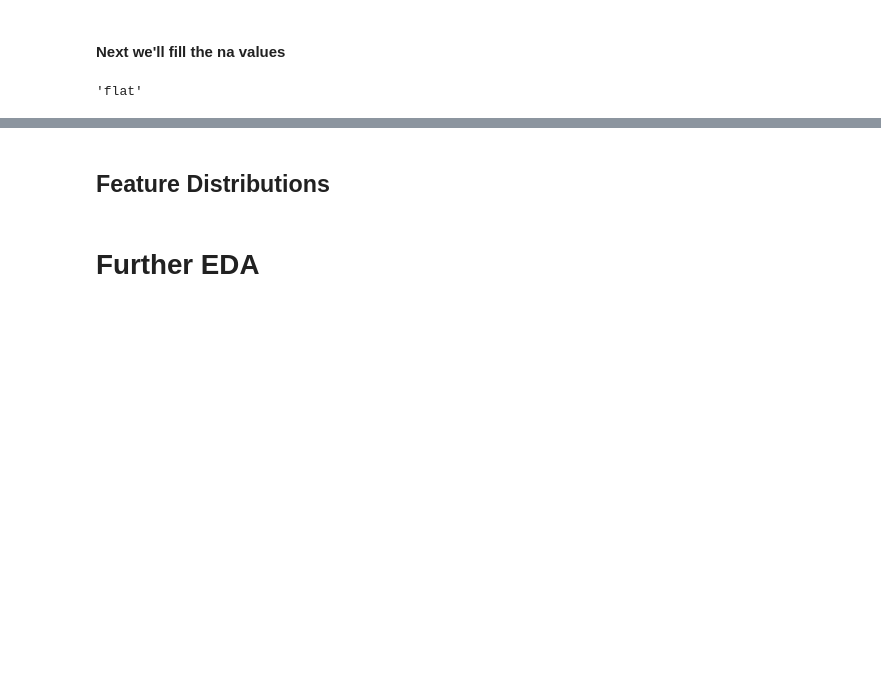
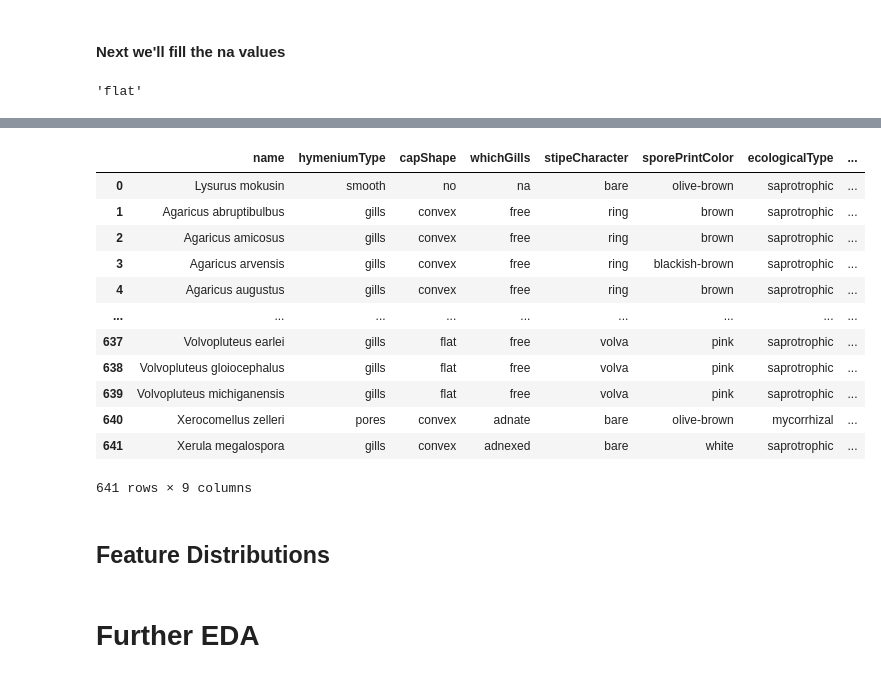
Before and after one commit to gseemann/mushroom, a Jupyter notebook: EDA.ipynb, the cells around one changed output, grey strips where cells are left out. Drawn from its saved outputs; the diff is of its cells as text; code cells hidden in the pictures; blank space fills up the shorter version.

```diff
--- a/EDA.ipynb
+++ b/EDA.ipynb
@@ -260,6 +275,8 @@ df_agg
 | Xerula | Xerula megalospora | gills | convex | adnexed | bare | white | saprotrophic | ... |
 | pantherina | pantherina | gills | flat | free | ring | white | mycorrhizal | ... |
 184 rows × 8 columns
+# %%
+df_agg.replace('na', np.nan, inplace=True)
 # %%
 df_agg.columns
 # %% [output]
@@ -286,7 +308,12 @@ def check_na_and_fill(row, col):
 # #         df[col] = df[col].apply(lambda x: check_na_and_fill(features, x))
     if row[col] == 'na':
         #find most common for genus and reassing mode
-        row[col] = df_agg.at[row['genus'],(col, 'max')]
+#         print('we found', row['genus'],col, 'at',row[col] )
+        print('we found', row['genus'],col, 'with',row[col], 'most common is', df_agg.at[row['genus'],(col, 'max')])
+        return row[col]
+#         return df_agg.at[row['genus'],(col, 'max')]
+    else:
+        return row[col]
 
 
 
@@ -330,3 +386,19 @@ for col in df.columns[1:-2]:
+# %%
+df
+# %% [output]
+|  | name | hymeniumType | capShape | whichGills | stipeCharacter | sporePrintColor | ecologicalType | ... |
+| 0 | Lysurus mokusin | smooth | no | na | bare | olive-brown | saprotrophic | ... |
+| 1 | Agaricus abruptibulbus | gills | convex | free | ring | brown | saprotrophic | ... |
+| 2 | Agaricus amicosus | gills | convex | free | ring | brown | saprotrophic | ... |
+| 3 | Agaricus arvensis | gills | convex | free | ring | blackish-brown | saprotrophic | ... |
+| 4 | Agaricus augustus | gills | convex | free | ring | brown | saprotrophic | ... |
+| ... | ... | ... | ... | ... | ... | ... | ... | ... |
+| 637 | Volvopluteus earlei | gills | flat | free | volva | pink | saprotrophic | ... |
+| 638 | Volvopluteus gloiocephalus | gills | flat | free | volva | pink | saprotrophic | ... |
+| 639 | Volvopluteus michiganensis | gills | flat | free | volva | pink | saprotrophic | ... |
+| 640 | Xerocomellus zelleri | pores | convex | adnate | bare | olive-brown | mycorrhizal | ... |
+| 641 | Xerula megalospora | gills | convex | adnexed | bare | white | saprotrophic | ... |
+641 rows × 9 columns
 # %%
 df.count()
 # %%
```
Also changed, not shown: parts of 7 cells of this notebook.
